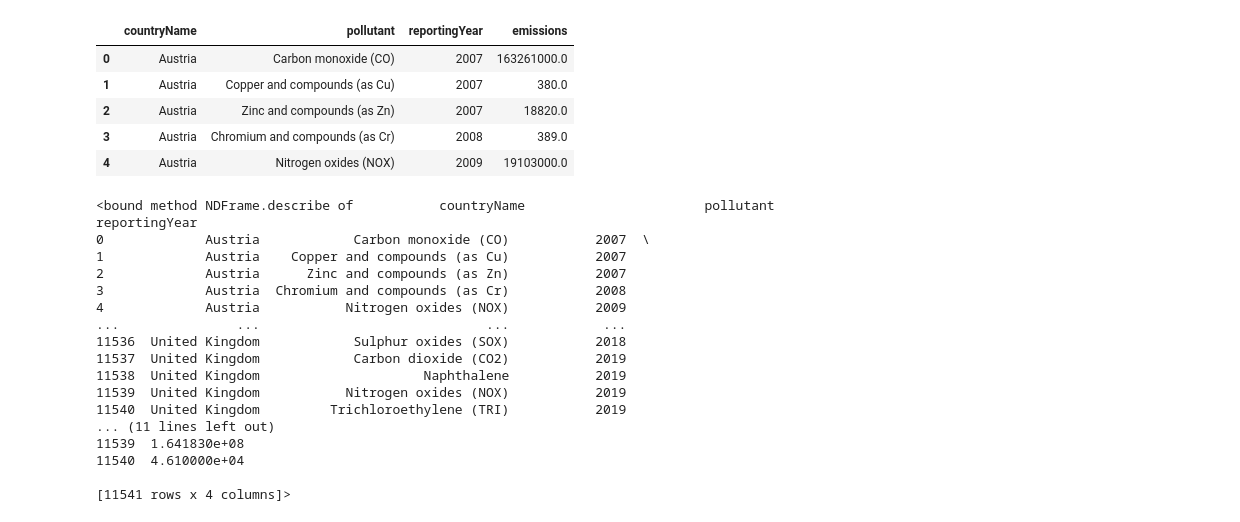
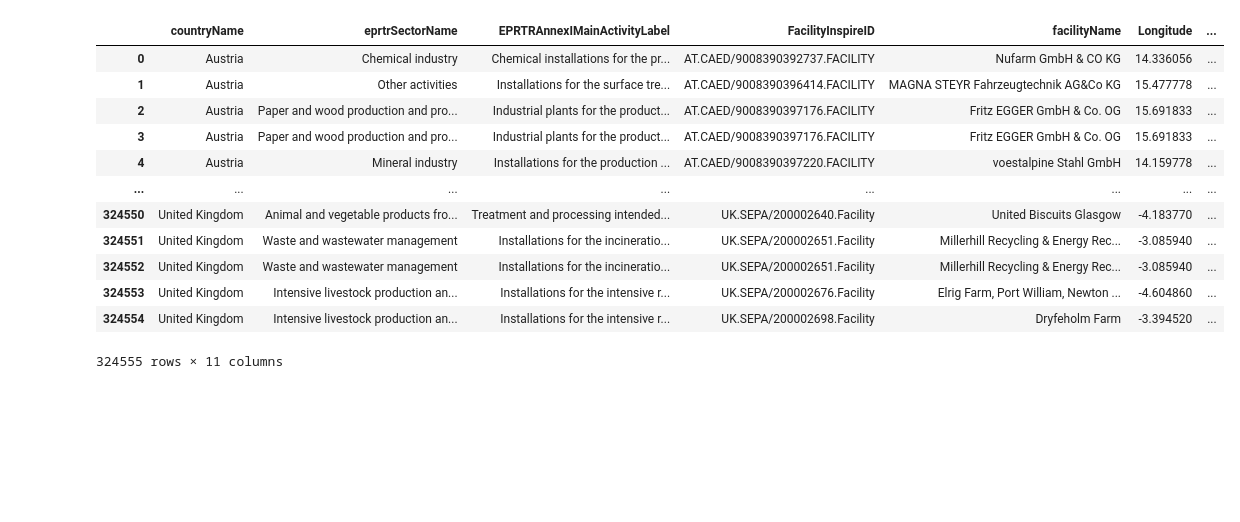
Before and after one commit to FanZy0127/environmental_impact, a Jupyter notebook: modules/Air/jupyter_main_air.ipynb, the cells around one changed output. Saved outputs shown, nothing was run; the diff lists cells and outputs as text; code cells hidden in the pictures; blank space fills up the shorter version.

```diff
--- a/modules/Air/jupyter_main_air.ipynb
+++ b/modules/Air/jupyter_main_air.ipynb
@@ -26,0 +143,3 @@ df = pd.read_csv(data_F1_1)
+# %%
+df1_4 = pd.read_csv(DATASETS_BASE + settings.DATA_EU_AIR_F1_4, low_memory=False)
+df1_4.head()
@@ -26,0 +219,2 @@ df = pd.read_csv(data_F1_1)
+# %%
+df = df1_4.copy(deep=True)
@@ -26,0 +227,9 @@ df = pd.read_csv(data_F1_1)
+# %%
+df = df.drop(columns=[
+    "targetRelease",
+    "facilityNameConfidentialityReason",
+    "EPRTRSectorCode",
+    "EPRTRAnnexIMainActivityCode",
+    "addressConfidentialityReason",
+    "releasesConfidentialityReason"
+])
@@ -27,29 +432,16 @@ df = pd.read_csv(data_F1_1)
 # %%
-df.head()
+df
 # %% [output]
-|  | countryName | pollutant | reportingYear | emissions |
-| 0 | Austria | Carbon monoxide (CO) | 2007 | 163261000.0 |
-| 1 | Austria | Copper and compounds (as Cu) | 2007 | 380.0 |
-| 2 | Austria | Zinc and compounds (as Zn) | 2007 | 18820.0 |
-| 3 | Austria | Chromium and compounds (as Cr) | 2008 | 389.0 |
-| 4 | Austria | Nitrogen oxides (NOX) | 2009 | 19103000.0 |
+|  | countryName | eprtrSectorName | EPRTRAnnexIMainActivityLabel | FacilityInspireID | facilityName | Longitude | ... |
+| 0 | Austria | Chemical industry | Chemical installations for the pr... | AT.CAED/9008390392737.FACILITY | Nufarm GmbH & CO KG | 14.336056 | ... |
+| 1 | Austria | Other activities | Installations for the surface tre... | AT.CAED/9008390396414.FACILITY | MAGNA STEYR Fahrzeugtechnik AG&Co KG | 15.477778 | ... |
+| 2 | Austria | Paper and wood production and pro... | Industrial plants for the product... | AT.CAED/9008390397176.FACILITY | Fritz EGGER GmbH & Co. OG | 15.691833 | ... |
+| 3 | Austria | Paper and wood production and pro... | Industrial plants for the product... | AT.CAED/9008390397176.FACILITY | Fritz EGGER GmbH & Co. OG | 15.691833 | ... |
+| 4 | Austria | Mineral industry | Installations for the production ... | AT.CAED/9008390397220.FACILITY | voestalpine Stahl GmbH | 14.159778 | ... |
+| ... | ... | ... | ... | ... | ... | ... | ... |
+| 324550 | United Kingdom | Animal and vegetable products fro... | Treatment and processing intended... | UK.SEPA/200002640.Facility | United Biscuits Glasgow | -4.183770 | ... |
+| 324551 | United Kingdom | Waste and wastewater management | Installations for the incineratio... | UK.SEPA/200002651.Facility | Millerhill Recycling & Energy Rec... | -3.085940 | ... |
+| 324552 | United Kingdom | Waste and wastewater management | Installations for the incineratio... | UK.SEPA/200002651.Facility | Millerhill Recycling & Energy Rec... | -3.085940 | ... |
+| 324553 | United Kingdom | Intensive livestock production an... | Installations for the intensive r... | UK.SEPA/200002676.Facility | Elrig Farm, Port William, Newton ... | -4.604860 | ... |
+| 324554 | United Kingdom | Intensive livestock production an... | Installations for the intensive r... | UK.SEPA/200002698.Facility | Dryfeholm Farm | -3.394520 | ... |
+324555 rows × 11 columns
-# %%
-df.describe
-# %% [output]
-<bound method NDFrame.describe of           countryName                       pollutant  reportingYear
-0             Austria            Carbon monoxide (CO)           2007  \
-1             Austria    Copper and compounds (as Cu)           2007
-2             Austria      Zinc and compounds (as Zn)           2007
-3             Austria  Chromium and compounds (as Cr)           2008
-4             Austria           Nitrogen oxides (NOX)           2009
-...               ...                             ...            ...
-11536  United Kingdom            Sulphur oxides (SOX)           2018
-11537  United Kingdom            Carbon dioxide (CO2)           2019
-11538  United Kingdom                     Naphthalene           2019
-11539  United Kingdom           Nitrogen oxides (NOX)           2019
-11540  United Kingdom         Trichloroethylene (TRI)           2019
-... (11 lines left out)
-11539  1.641830e+08
-11540  4.610000e+04
-
-[11541 rows x 4 columns]>
```
Also changed, not shown: parts of 45 cells of this notebook, 1 other file.
